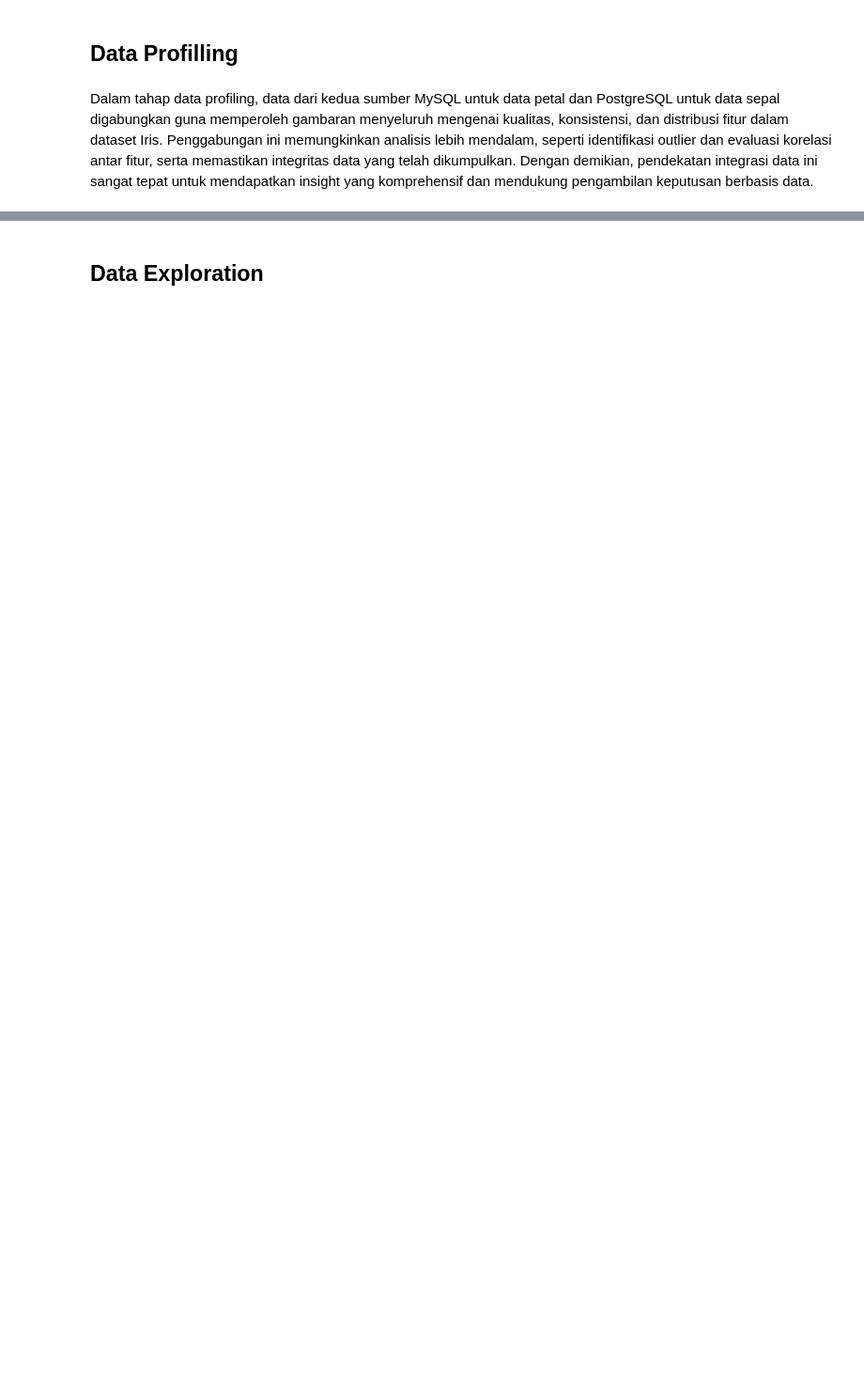
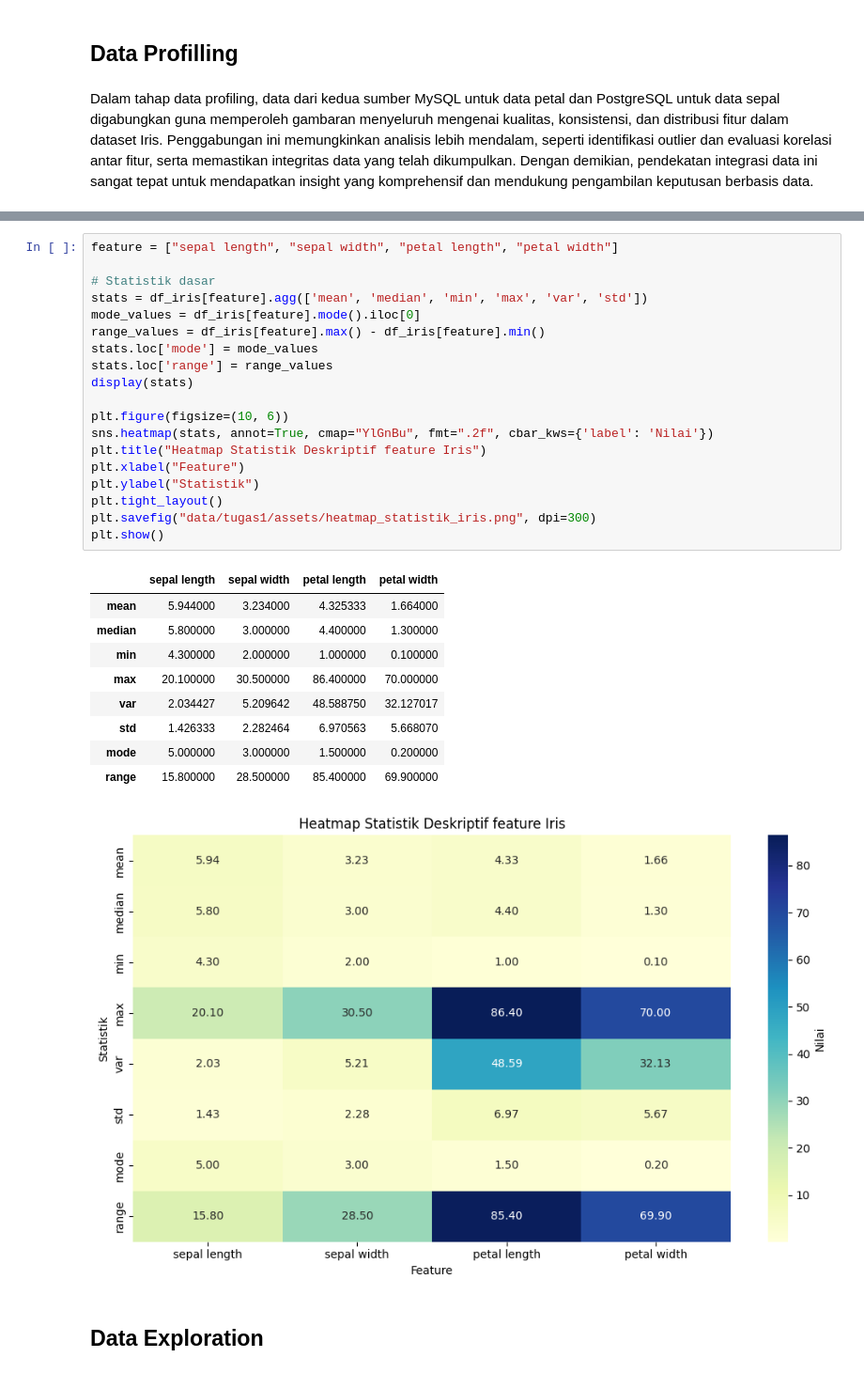
Before and after one commit to rhindottire/Data-Mining, a Jupyter notebook: pendata/Tugas1.ipynb, the cells around one changed output, grey strips where cells are left out. Shown at 94% size. Drawn from its saved outputs; the diff is of its cells as text; blank space fills up the shorter version.

```diff
--- a/pendata/Tugas1.ipynb
+++ b/pendata/Tugas1.ipynb
@@ -276,2 +335,32 @@ df_iris
+# %%
+feature = ["sepal length", "sepal width", "petal length", "petal width"]
+
+# Statistik dasar
+stats = df_iris[feature].agg(['mean', 'median', 'min', 'max', 'var', 'std'])
+mode_values = df_iris[feature].mode().iloc[0]
+range_values = df_iris[feature].max() - df_iris[feature].min()
+stats.loc['mode'] = mode_values
+stats.loc['range'] = range_values
+display(stats)
+
+plt.figure(figsize=(10, 6))
+sns.heatmap(stats, annot=True, cmap="YlGnBu", fmt=".2f", cbar_kws={'label': 'Nilai'})
+plt.title("Heatmap Statistik Deskriptif feature Iris")
+plt.xlabel("Feature")
+plt.ylabel("Statistik")
+plt.tight_layout()
+plt.savefig("data/tugas1/assets/heatmap_statistik_iris.png", dpi=300)
+plt.show()
+# %% [output]
+|  | sepal length | sepal width | petal length | petal width |
+| mean | 5.944000 | 3.234000 | 4.325333 | 1.664000 |
+| median | 5.800000 | 3.000000 | 4.400000 | 1.300000 |
+| min | 4.300000 | 2.000000 | 1.000000 | 0.100000 |
+| max | 20.100000 | 30.500000 | 86.400000 | 70.000000 |
+| var | 2.034427 | 5.209642 | 48.588750 | 32.127017 |
+| std | 1.426333 | 2.282464 | 6.970563 | 5.668070 |
+| mode | 5.000000 | 3.000000 | 1.500000 | 0.200000 |
+| range | 15.800000 | 28.500000 | 85.400000 | 69.900000 |
+[figure, added]
 # %% [markdown]
 ## Data Exploration
```
Also changed, not shown: parts of 48 cells of this notebook, 16 other files.
